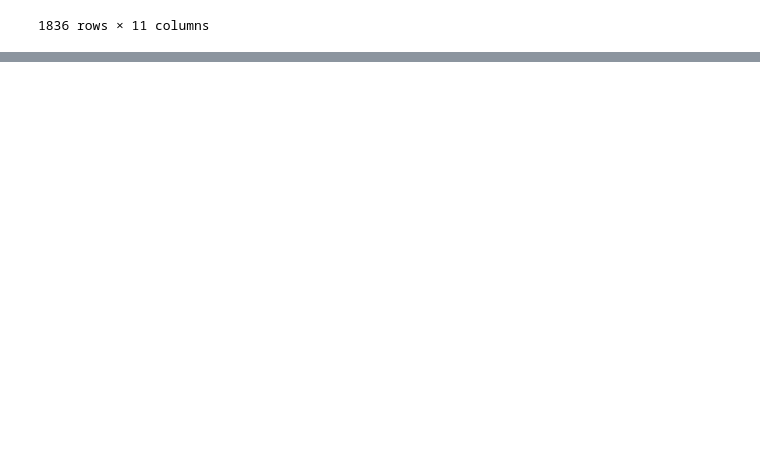
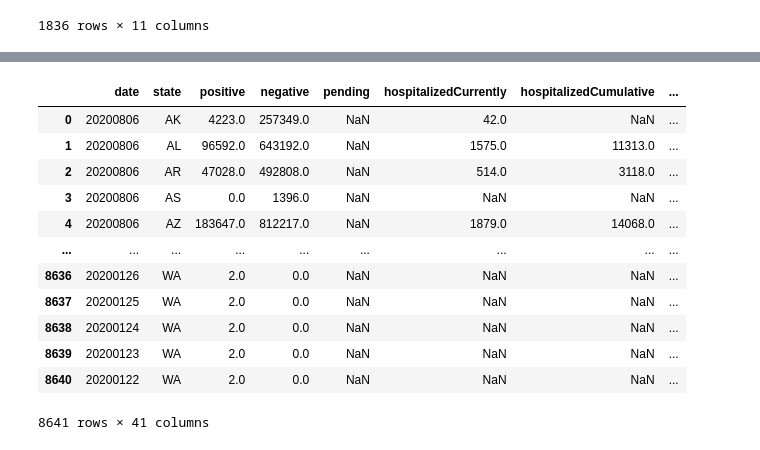
Before and after one commit to Kthomas09/GWU-Project-1, a Jupyter notebook: Linear_regression.ipynb, the cells around one changed output, grey strips where cells are left out. Drawn from its saved outputs; the diff is of its cells as text; code cells hidden in the pictures; blank space fills up the shorter version.

Commit message:
Data ready for linear regression

```diff
--- a/Linear_regression.ipynb
+++ b/Linear_regression.ipynb
@@ -143,0 +239,17 @@ state_df
+# %%
+covid_df=pd.read_csv("data_resources/Covid_Data.csv")
+covid_df
+# %% [output]
+|  | date | state | positive | negative | pending | hospitalizedCurrently | hospitalizedCumulative | ... |
+| 0 | 20200806 | AK | 4223.0 | 257349.0 | NaN | 42.0 | NaN | ... |
+| 1 | 20200806 | AL | 96592.0 | 643192.0 | NaN | 1575.0 | 11313.0 | ... |
+| 2 | 20200806 | AR | 47028.0 | 492808.0 | NaN | 514.0 | 3118.0 | ... |
+| 3 | 20200806 | AS | 0.0 | 1396.0 | NaN | NaN | NaN | ... |
+| 4 | 20200806 | AZ | 183647.0 | 812217.0 | NaN | 1879.0 | 14068.0 | ... |
+| ... | ... | ... | ... | ... | ... | ... | ... | ... |
+| 8636 | 20200126 | WA | 2.0 | 0.0 | NaN | NaN | NaN | ... |
+| 8637 | 20200125 | WA | 2.0 | 0.0 | NaN | NaN | NaN | ... |
+| 8638 | 20200124 | WA | 2.0 | 0.0 | NaN | NaN | NaN | ... |
+| 8639 | 20200123 | WA | 2.0 | 0.0 | NaN | NaN | NaN | ... |
+| 8640 | 20200122 | WA | 2.0 | 0.0 | NaN | NaN | NaN | ... |
+8641 rows × 41 columns
```
Also changed, not shown: parts of 18 cells of this notebook, 2 other files.
